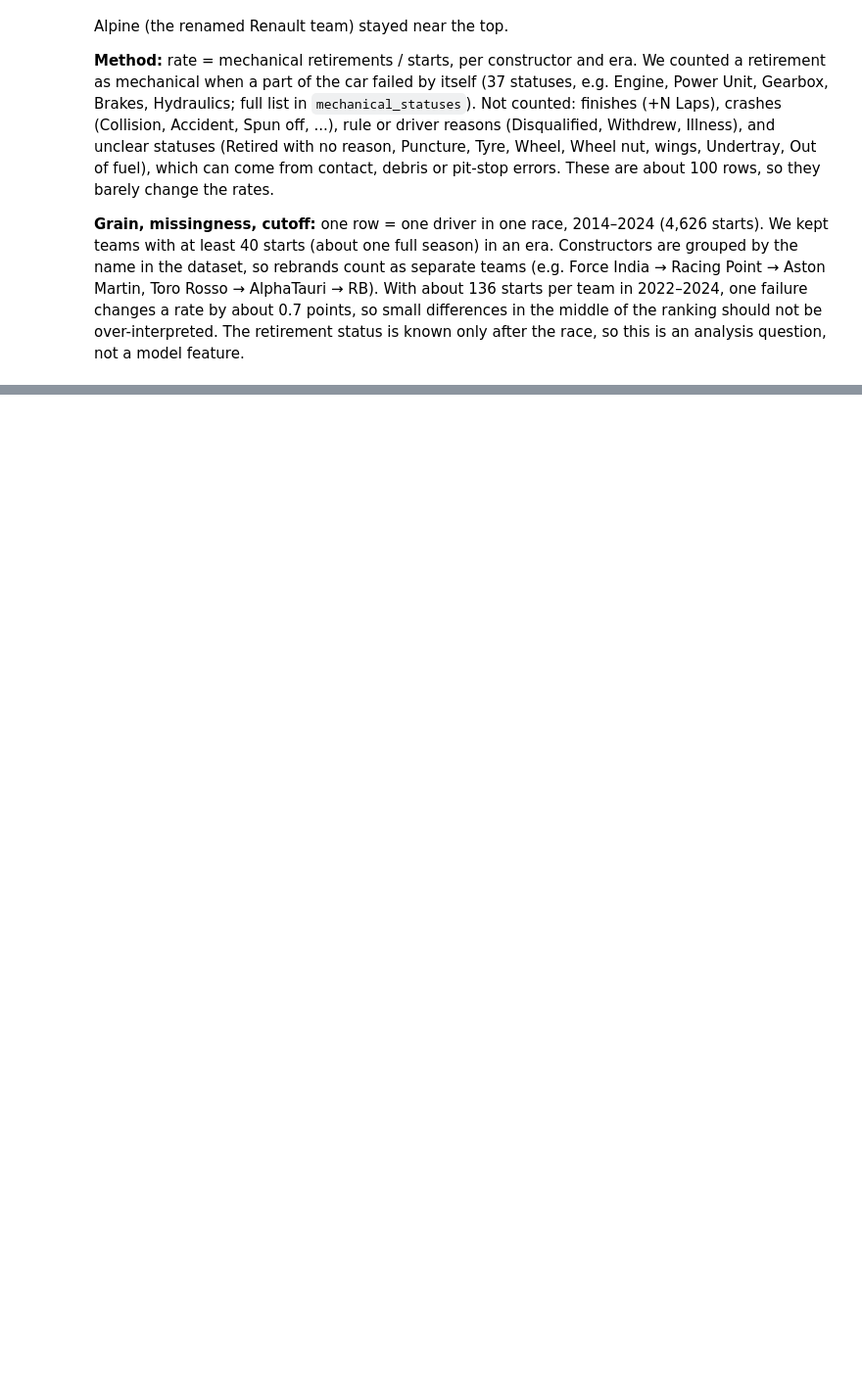
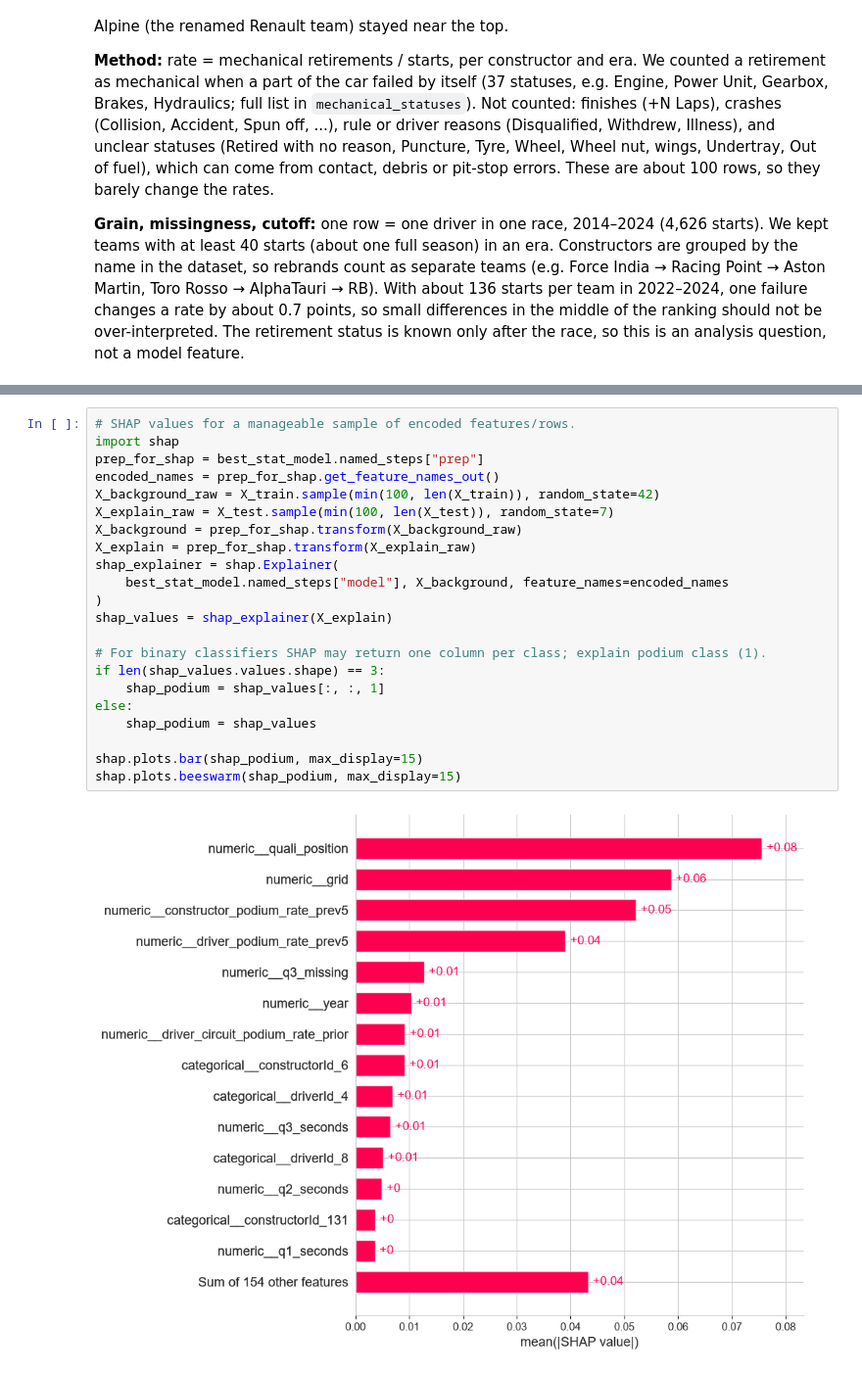
Before and after one commit to AmrKoura/ACL-project, a Jupyter notebook: milestone1.ipynb, the cells around one changed output, grey strips where cells are left out. Shown at 98% size. Drawn from its saved outputs; the diff is of its cells as text; blank space fills up the shorter version.

```diff
--- a/milestone1.ipynb
+++ b/milestone1.ipynb
@@ -1470,0 +1902,24 @@ With about 136 starts per team in 2022–2024, one failure changes a rate by abo
+# %%
+# SHAP values for a manageable sample of encoded features/rows.
+import shap
+prep_for_shap = best_stat_model.named_steps["prep"]
+encoded_names = prep_for_shap.get_feature_names_out()
+X_background_raw = X_train.sample(min(100, len(X_train)), random_state=42)
+X_explain_raw = X_test.sample(min(100, len(X_test)), random_state=7)
+X_background = prep_for_shap.transform(X_background_raw)
+X_explain = prep_for_shap.transform(X_explain_raw)
+shap_explainer = shap.Explainer(
+    best_stat_model.named_steps["model"], X_background, feature_names=encoded_names
+)
+shap_values = shap_explainer(X_explain)
+
+# For binary classifiers SHAP may return one column per class; explain podium class (1).
+if len(shap_values.values.shape) == 3:
+    shap_podium = shap_values[:, :, 1]
+else:
+    shap_podium = shap_values
+
+shap.plots.bar(shap_podium, max_display=15)
+shap.plots.beeswarm(shap_podium, max_display=15)
+# %% [output]
+[figure, added]
```
Also changed, not shown: parts of 19 cells of this notebook, 1 other file.
